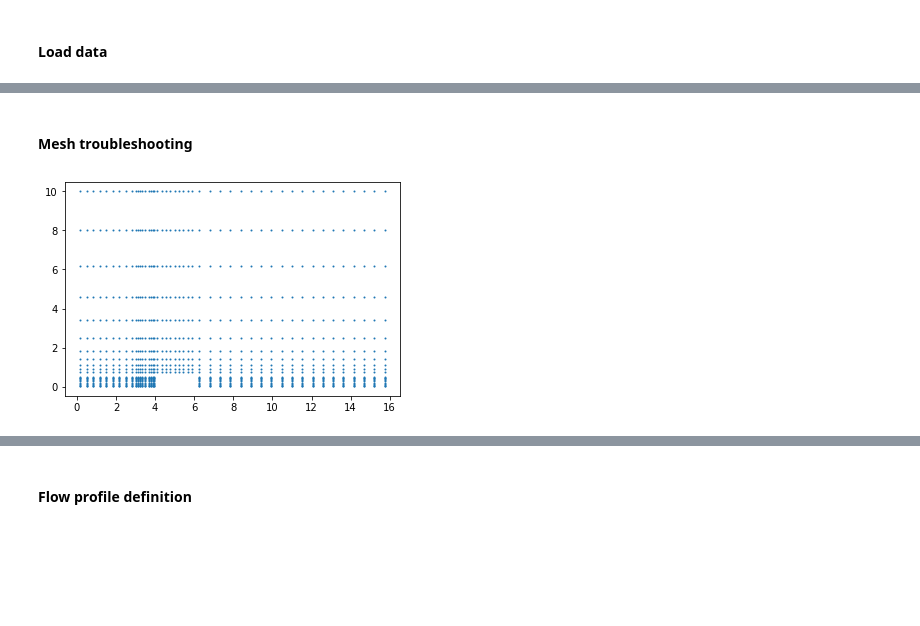
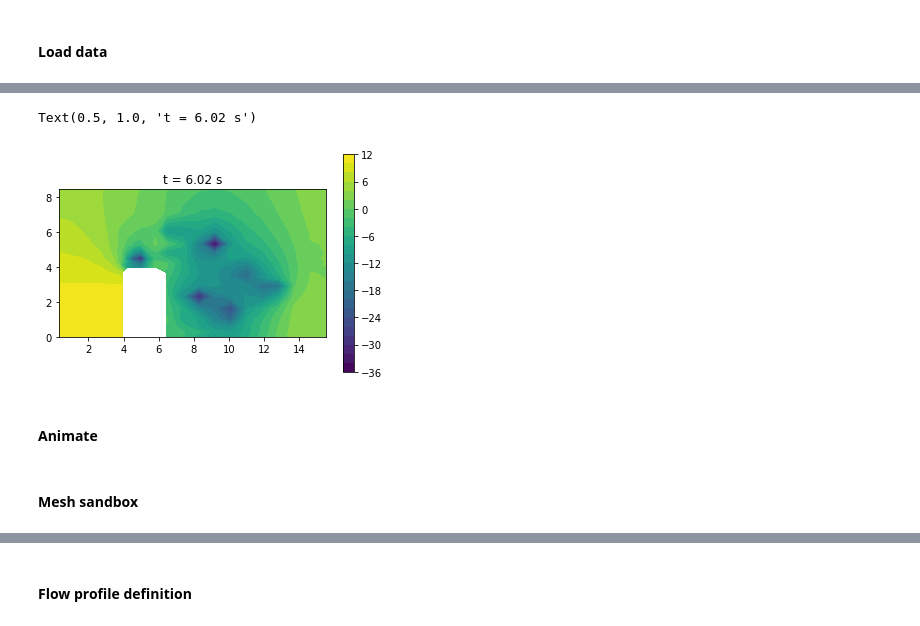
Before and after one commit to mr-gabrielrios/me_i4600, a Jupyter notebook: project_analysis.ipynb, the cells around one changed output, grey strips where cells are left out. Saved outputs shown, nothing was run; the diff lists cells and outputs as text; code cells hidden in the pictures; blank space fills up the shorter version.

Commit message:
Newer version with an improved data processing algorithm

```diff
--- a/project_analysis.ipynb
+++ b/project_analysis.ipynb
@@ -390,14 +369,0 @@ ValueError: cannot reshape array of size 423 into shape (423,423)
-# %% [markdown]
-#### Mesh troubleshooting
-# %%
-re2 = pymech.neksuite.readre2('/Users/gabriel/Nek5000/run/int_bdy/int_bdy.re2')
-re2
-pt_x, pt_y = [], []
-for i in range(0, len(re2.elem)):
-    pt_x.append(np.nanmean(re2.elem[i].pos[0, 0, 1]))
-    pt_y.append(np.nanmean(re2.elem[i].pos[1, 0, 1]))
-fig, ax = plt.subplots()
-ax.scatter(pt_x, pt_y, s=1)
-ax.set_aspect('equal')
-# %% [output]
-[figure, old version]
@@ -403,0 +381,16 @@ ax.set_aspect('equal')
+# %%
+# Visualize data
+fig, ax = plt.subplots()
+time_value = 300
+data = test_xr['p'].isel(time=300)
+im = ax.contourf(test_xr.x, test_xr.y, data.values.T, levels=24)
+fig.colorbar(im)
+ax.set_aspect('equal')
+ax.set_title('t = {0:.2f} s'.format(test_xr.time.values[time_value]))
+# %% [output]
+Text(0.5, 1.0, 't = 6.02 s')
+[figure, added]
+# %% [markdown]
+#### Animate
+# %% [markdown]
+#### Mesh sandbox
```
Also changed, not shown: parts of 12 cells of this notebook.
